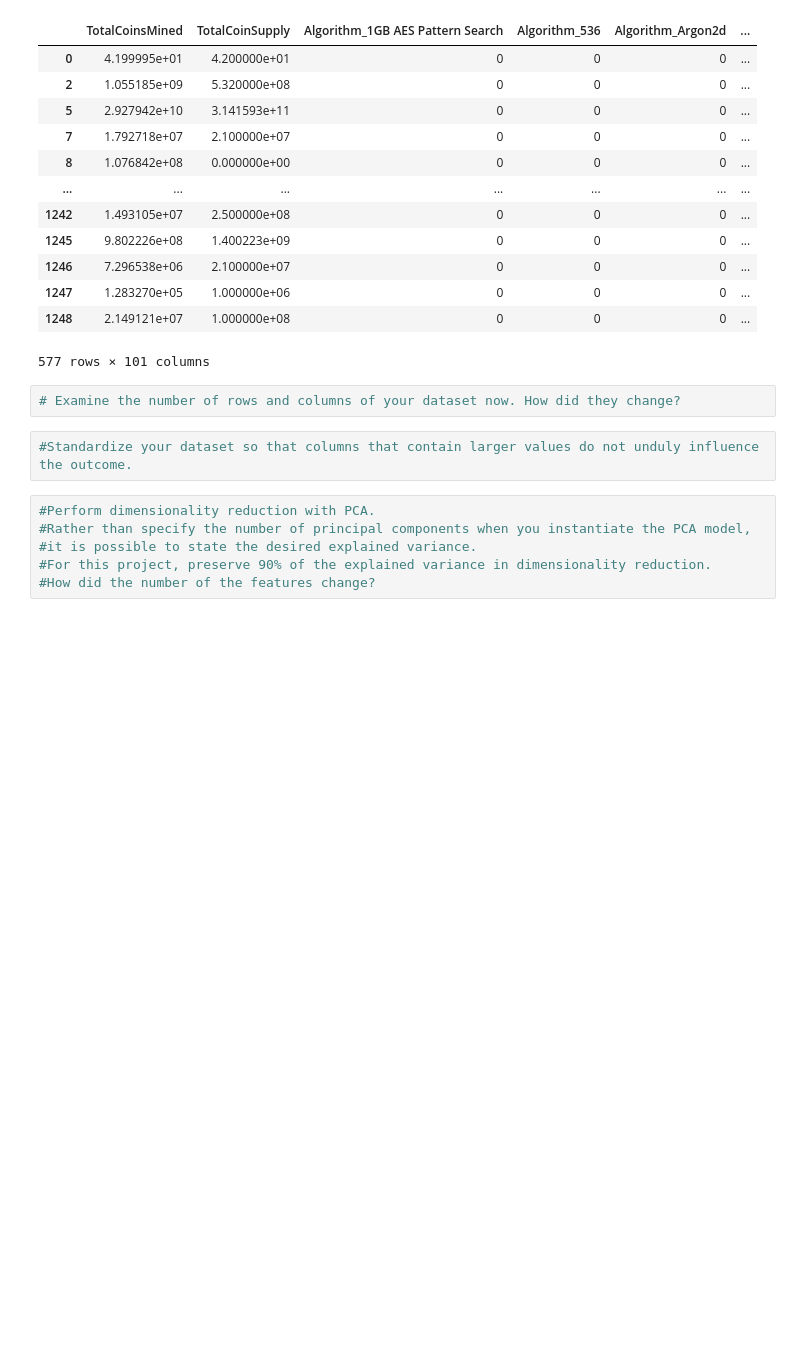
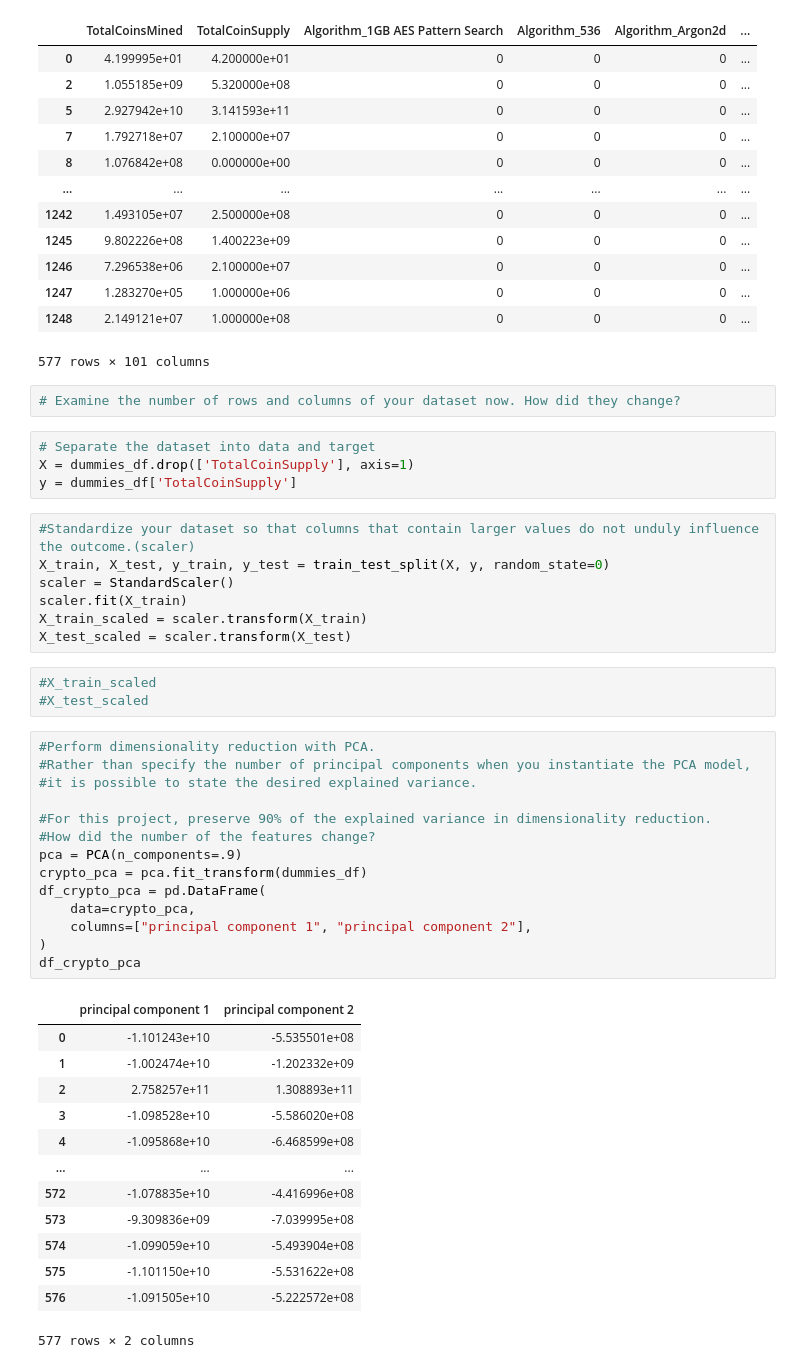
Before and after one commit to mandie021/Cryptocurrency_Clusters, a Jupyter notebook: cryptocurrency_clusters.ipynb, the cells around one changed output. Cells and saved outputs as stored; diff of their text form; blank space fills up the shorter version.

```diff
--- a/cryptocurrency_clusters.ipynb
+++ b/cryptocurrency_clusters.ipynb
@@ -175,11 +173,45 @@ dummies_df
 577 rows × 101 columns
 # %%
 # Examine the number of rows and columns of your dataset now. How did they change?
+# %%
+# Separate the dataset into data and target
+X = dummies_df.drop(['TotalCoinSupply'], axis=1)
+y = dummies_df['TotalCoinSupply']
 # %%
-#Standardize your dataset so that columns that contain larger values do not unduly influence the outcome.
+#Standardize your dataset so that columns that contain larger values do not unduly influence the outcome.(scaler)
+X_train, X_test, y_train, y_test = train_test_split(X, y, random_state=0)
+scaler = StandardScaler()
+scaler.fit(X_train)
+X_train_scaled = scaler.transform(X_train)
+X_test_scaled = scaler.transform(X_test)
+# %%
+#X_train_scaled
+#X_test_scaled
 # %%
 #Perform dimensionality reduction with PCA.
 #Rather than specify the number of principal components when you instantiate the PCA model,
 #it is possible to state the desired explained variance.
+
 #For this project, preserve 90% of the explained variance in dimensionality reduction.
 #How did the number of the features change?
+pca = PCA(n_components=.9)
+crypto_pca = pca.fit_transform(dummies_df)
+df_crypto_pca = pd.DataFrame(
+    data=crypto_pca,
+    columns=["principal component 1", "principal component 2"],
+)
+df_crypto_pca
+# %% [output]
+|  | principal component 1 | principal component 2 |
+| 0 | -1.101243e+10 | -5.535501e+08 |
+| 1 | -1.002474e+10 | -1.202332e+09 |
+| 2 | 2.758257e+11 | 1.308893e+11 |
+| 3 | -1.098528e+10 | -5.586020e+08 |
+| 4 | -1.095868e+10 | -6.468599e+08 |
+| ... | ... | ... |
+| 572 | -1.078835e+10 | -4.416996e+08 |
+| 573 | -9.309836e+09 | -7.039995e+08 |
+| 574 | -1.099059e+10 | -5.493904e+08 |
+| 575 | -1.101150e+10 | -5.531622e+08 |
+| 576 | -1.091505e+10 | -5.222572e+08 |
+577 rows × 2 columns
```
Also changed, not shown: parts of 9 cells of this notebook.
